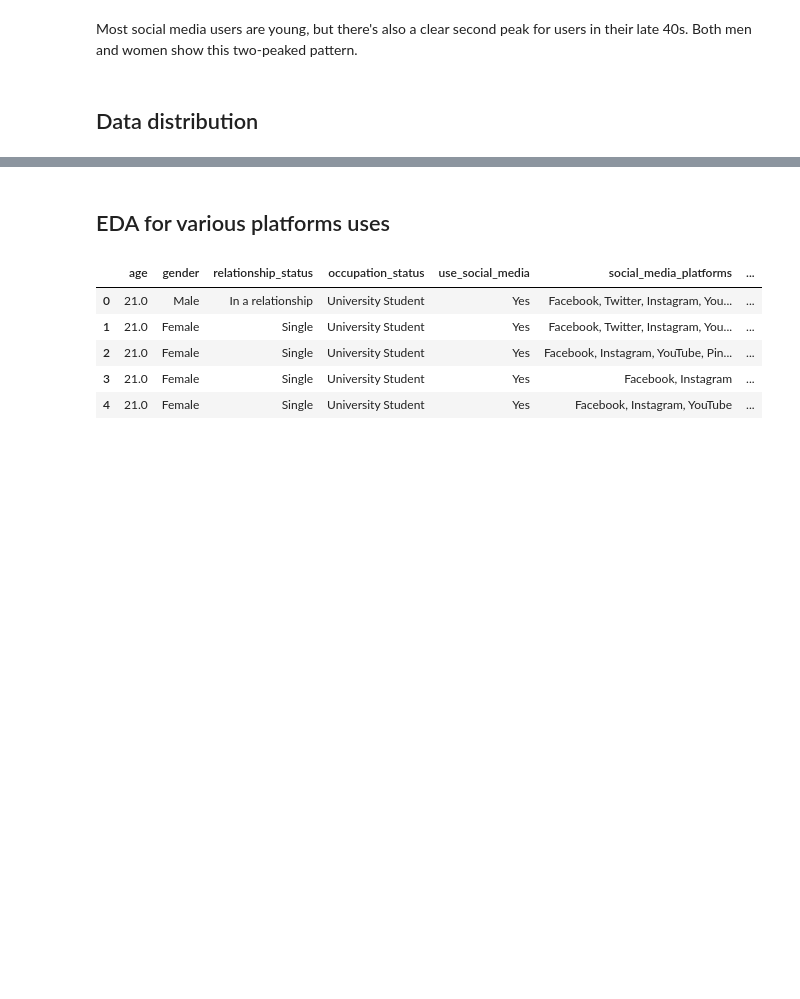
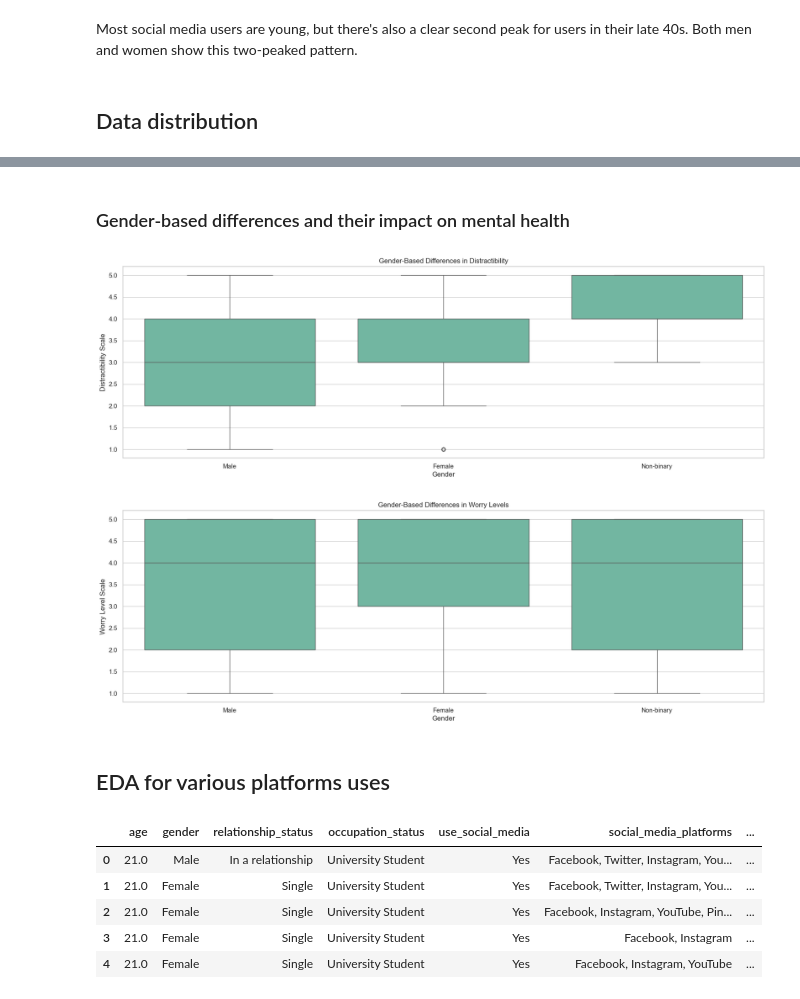
Before and after one commit to nirmal2i43a5/Predicting-Mental-Health-Risk-from-Social-Media-Behavior, a Jupyter notebook: mental_health_analysis.ipynb, the cells around one changed output, grey strips where cells are left out. Cells and saved outputs as stored; diff of their text form; code cells hidden in the pictures; blank space fills up the shorter version.

```diff
--- a/mental_health_analysis.ipynb
+++ b/mental_health_analysis.ipynb
@@ -431,3 +410,24 @@ plt.show()
+# %% [markdown]
+### Gender-based differences and their impact on mental health
+# %%
+plt.figure(figsize=(20, 6))
+ax = sns.boxplot(x='gender', y='distractibility_scale', data=df_encoded)
+plt.title('Gender-Based Differences in Distractibility')
+plt.xlabel('Gender')
+plt.ylabel('Distractibility Scale')
+ax.set_xticklabels(['Male', 'Female', 'Non-binary'])
+plt.show()
+
+plt.figure(figsize=(20, 6))
+ax = sns.boxplot(x='gender', y='worry_level_scale', data=df_encoded)
+plt.title('Gender-Based Differences in Worry Levels')
+plt.xlabel('Gender')
+plt.ylabel('Worry Level Scale')
+ax.set_xticklabels(['Male', 'Female', 'Non-binary'])
+plt.show()
+# %% [output]
+[figure, added]
+[figure, added]
 # %% [markdown]
 ## EDA for various platforms uses
 # %%
```
Also changed, not shown: parts of 11 cells of this notebook.
